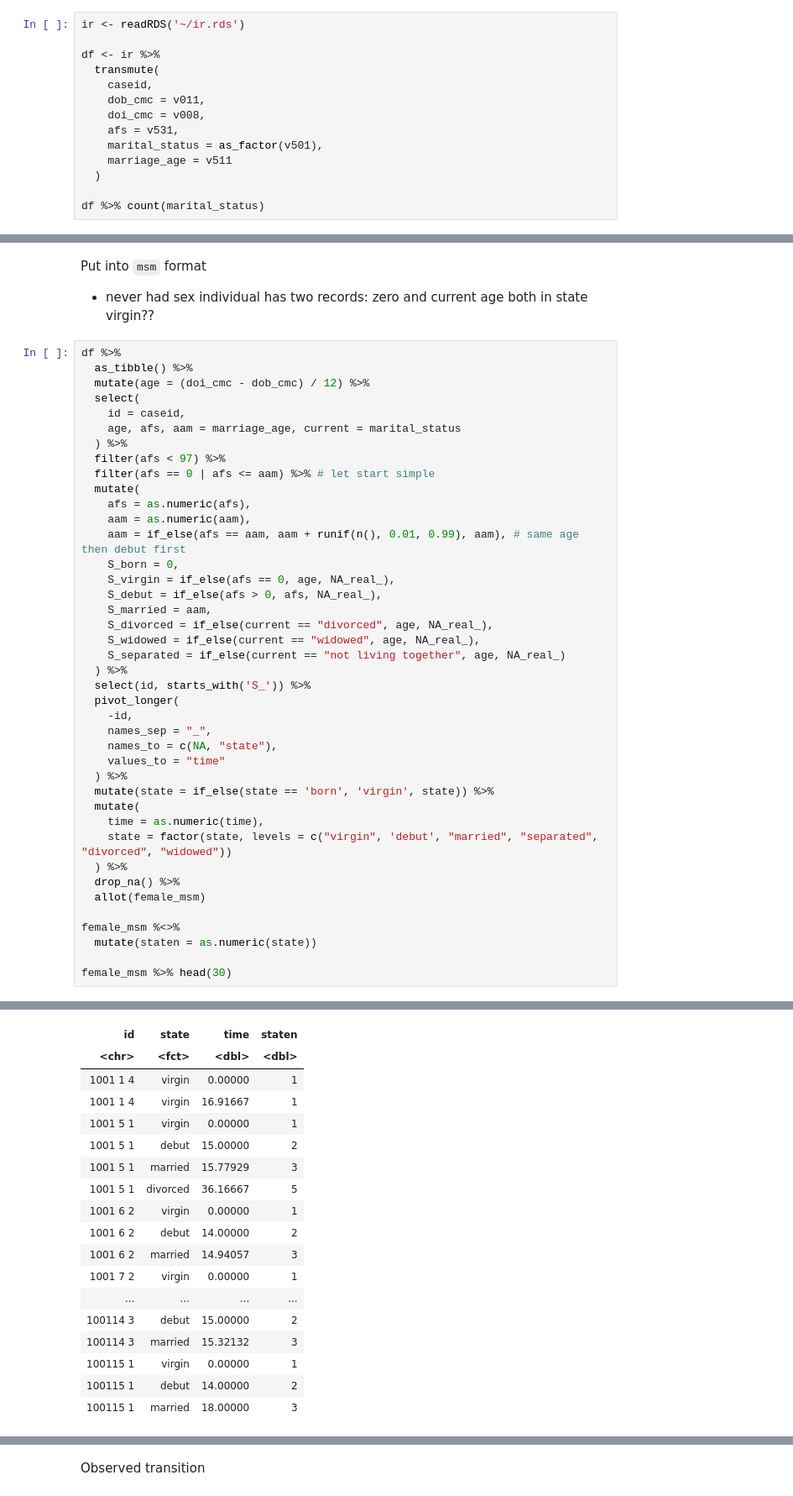
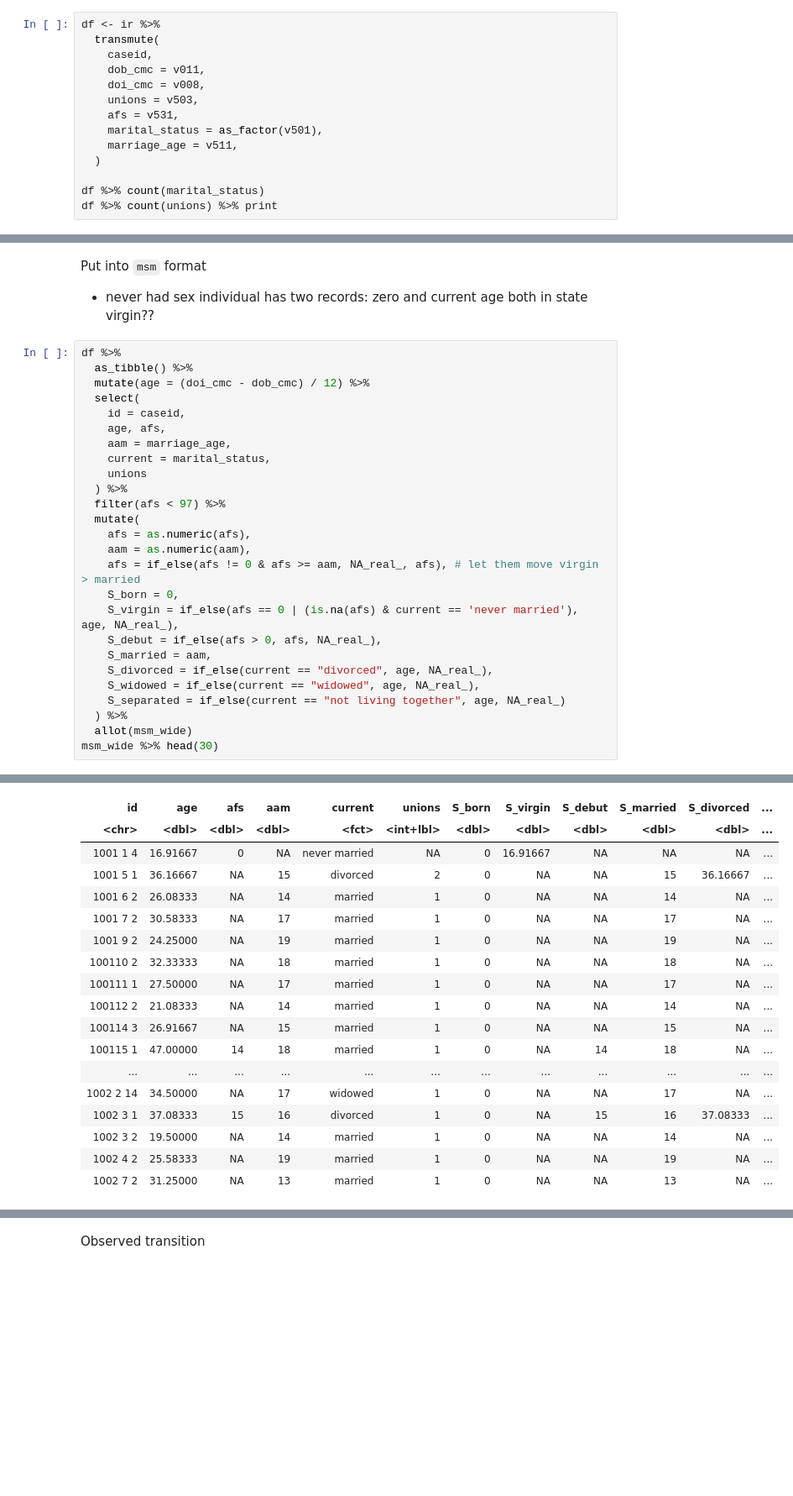
Before and after one commit to kklot/multisurv, a Jupyter notebook: code/msm_mw.ipynb, the cells around one changed output, grey strips where cells are left out. Shown at 84% size. Cells and saved outputs as stored; diff of their text form; blank space fills up the shorter version.

```diff
--- a/code/msm_mw.ipynb
+++ b/code/msm_mw.ipynb
@@ -38,17 +132,17 @@ Simplest data
 # %%
-ir <- readRDS('~/ir.rds')
-
 df <- ir %>%
   transmute(
     caseid,
     dob_cmc = v011,
     doi_cmc = v008,
+    unions = v503,
     afs = v531,
     marital_status = as_factor(v501),
-    marriage_age = v511
+    marriage_age = v511,
   )
 
 df %>% count(marital_status)
+df %>% count(unions) %>% print
 # %% [output]
 A data.frame: 6 × 2
 | marital_status | n |
@@ -69,39 +168,24 @@ df %>%
   mutate(age = (doi_cmc - dob_cmc) / 12) %>%
   select(
     id = caseid,
-    age, afs, aam = marriage_age, current = marital_status
+    age, afs,
+    aam = marriage_age,
+    current = marital_status,
+    unions
   ) %>%
   filter(afs < 97) %>%
-  filter(afs == 0 | afs <= aam) %>% # let start simple
   mutate(
     afs = as.numeric(afs),
     aam = as.numeric(aam),
-    aam = if_else(afs == aam, aam + runif(n(), 0.01, 0.99), aam), # same age then debut first
+    afs = if_else(afs != 0 & afs >= aam, NA_real_, afs), # let them move virgin > married
     S_born = 0,
-    S_virgin = if_else(afs == 0, age, NA_real_),
+    S_virgin = if_else(afs == 0 | (is.na(afs) & current == 'never married'), age, NA_real_),
     S_debut = if_else(afs > 0, afs, NA_real_),
     S_married = aam,
     S_divorced = if_else(current == "divorced", age, NA_real_),
     S_widowed = if_else(current == "widowed", age, NA_real_),
     S_separated = if_else(current == "not living together", age, NA_real_)
   ) %>%
-  select(id, starts_with('S_')) %>%
-  pivot_longer(
-    -id,
-    names_sep = "_",
-    names_to = c(NA, "state"),
-    values_to = "time"
-  ) %>%
-  mutate(state = if_else(state == 'born', 'virgin', state)) %>%
-  mutate(
-    time = as.numeric(time),
-    state = factor(state, levels = c("virgin", 'debut', "married", "separated", "divorced", "widowed"))
-  ) %>%
-  drop_na() %>%
-  allot(female_msm)
-
-female_msm %<>%
-  mutate(staten = as.numeric(state))
-
-female_msm %>% head(30)
+  allot(msm_wide)
+msm_wide %>% head(30)
 # %% [output]
@@ -109,18 +193,18 @@ A tibble: 30 × 4
-| id | state | time | staten |
-| <chr> | <fct> | <dbl> | <dbl> |
-| 1001 1 4 | virgin | 0.00000 | 1 |
-| 1001 1 4 | virgin | 16.91667 | 1 |
-| 1001 5 1 | virgin | 0.00000 | 1 |
-| 1001 5 1 | debut | 15.00000 | 2 |
-| 1001 5 1 | married | 15.77929 | 3 |
-| 1001 5 1 | divorced | 36.16667 | 5 |
-| 1001 6 2 | virgin | 0.00000 | 1 |
-| 1001 6 2 | debut | 14.00000 | 2 |
-| 1001 6 2 | married | 14.94057 | 3 |
-| 1001 7 2 | virgin | 0.00000 | 1 |
-| ... | ... | ... | ... |
-| 100114 3 | debut | 15.00000 | 2 |
-| 100114 3 | married | 15.32132 | 3 |
-| 100115 1 | virgin | 0.00000 | 1 |
-| 100115 1 | debut | 14.00000 | 2 |
-| 100115 1 | married | 18.00000 | 3 |
+| id | age | afs | aam | current | unions | S_born | S_virgin | S_debut | S_married | S_divorced | ... |
+| <chr> | <dbl> | <dbl> | <dbl> | <fct> | <int+lbl> | <dbl> | <dbl> | <dbl> | <dbl> | <dbl> | ... |
+| 1001 1 4 | 16.91667 | 0 | NA | never married | NA | 0 | 16.91667 | NA | NA | NA | ... |
+| 1001 5 1 | 36.16667 | NA | 15 | divorced | 2 | 0 | NA | NA | 15 | 36.16667 | ... |
+| 1001 6 2 | 26.08333 | NA | 14 | married | 1 | 0 | NA | NA | 14 | NA | ... |
+| 1001 7 2 | 30.58333 | NA | 17 | married | 1 | 0 | NA | NA | 17 | NA | ... |
+| 1001 9 2 | 24.25000 | NA | 19 | married | 1 | 0 | NA | NA | 19 | NA | ... |
+| 100110 2 | 32.33333 | NA | 18 | married | 1 | 0 | NA | NA | 18 | NA | ... |
+| 100111 1 | 27.50000 | NA | 17 | married | 1 | 0 | NA | NA | 17 | NA | ... |
+| 100112 2 | 21.08333 | NA | 14 | married | 1 | 0 | NA | NA | 14 | NA | ... |
+| 100114 3 | 26.91667 | NA | 15 | married | 1 | 0 | NA | NA | 15 | NA | ... |
+| 100115 1 | 47.00000 | 14 | 18 | married | 1 | 0 | NA | 14 | 18 | NA | ... |
+| ... | ... | ... | ... | ... | ... | ... | ... | ... | ... | ... | ... |
+| 1002 2 14 | 34.50000 | NA | 17 | widowed | 1 | 0 | NA | NA | 17 | NA | ... |
+| 1002 3 1 | 37.08333 | 15 | 16 | divorced | 1 | 0 | NA | 15 | 16 | 37.08333 | ... |
+| 1002 3 2 | 19.50000 | NA | 14 | married | 1 | 0 | NA | NA | 14 | NA | ... |
+| 1002 4 2 | 25.58333 | NA | 19 | married | 1 | 0 | NA | NA | 19 | NA | ... |
+| 1002 7 2 | 31.25000 | NA | 13 | married | 1 | 0 | NA | NA | 13 | NA | ... |
```
Also changed, not shown: parts of 26 cells of this notebook.
